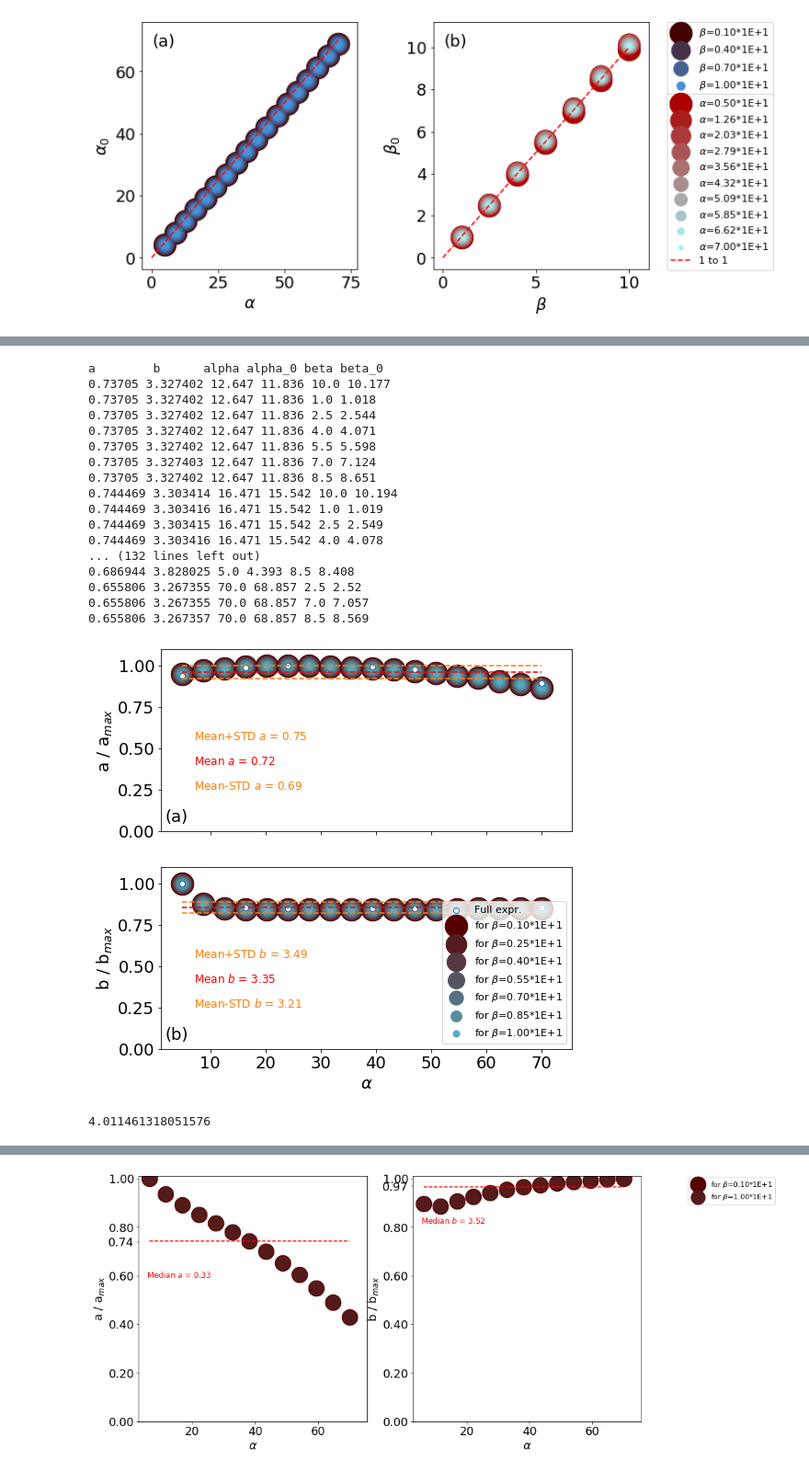
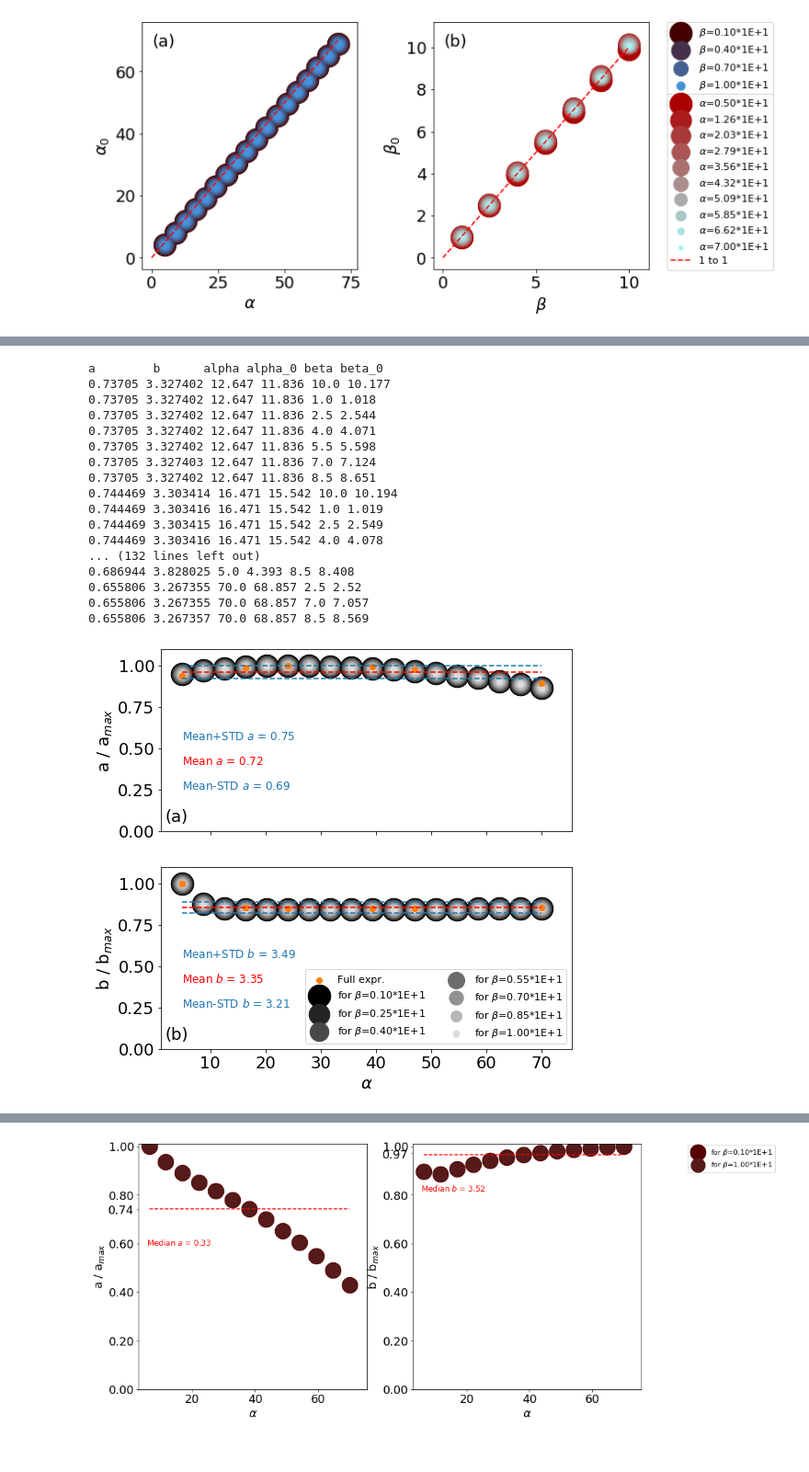
Before and after one commit to adameshel/spatial_autocorrelation, a Jupyter notebook: Autocorr/auto_corr.ipynb, the cells around one changed output, grey strips where cells are left out. Shown at 92% size. Drawn from its saved outputs; the diff is of its cells as text; code cells hidden in the pictures.

```diff
--- a/Autocorr/auto_corr.ipynb
+++ b/Autocorr/auto_corr.ipynb
@@ -1433,0 +1598,9 @@ a        b      alpha alpha_0 beta beta_0
+# %%
+cov = generate_cov(_N_DIST)
+C = np.linalg.cholesky(cov)
+print(C)
+Y = np.transpose(0 + np.dot(C,np.transpose(all_norm) ))
+
+print("correlation:\n")
+
+np.round(np.corrcoef(Y,rowvar=False),2)
@@ -1599,7 +1887,7 @@ ax[1].text(0.1*np.max(set_of_alphas) ,
 # ax[1].set_yticks(yt)
 ax[0].set_ylim(0.4,1.05); ax[1].set_ylim(0.4,1.05)
 # lgd = combine_legend_subplots(0,xy=(1.3, 1.01),fs=11)
-lgd = combine_legend_subplots(1,xy=(1, 0),fs=11, location='lower right')
+lgd = combine_legend_subplots(1,xy=(1, 0),fs=11, location='lower right',ncol=2)
 ax[0].tick_params(labelsize=fs); ax[1].tick_params(labelsize=fs);
 ax[0].text(0.01, 0.05, '(a)', fontsize=fs, color='k',transform=ax[0].transAxes);
 ax[1].text(0.01, 0.05, '(b)', fontsize=fs, color='k',transform=ax[1].transAxes);
@@ -1764,7 +2226,8 @@ for _, my_path in enumerate(my_paths):
             temp_betas_sorted = df.beta.unique().sort()
             idx = np.where(np.sort(df.beta.unique()) == beta)[0][0]
     #         np.array([[0.5/1.5, c[idx]/1.0, c[idx]/1.0]])
-            gs = np.array([[0.5/1.5, c[idx]/0.9, c[idx]/0.8]])
+#             gs = np.array([[0.5/1.5, c[idx]/0.9, c[idx]/0.8]])
+            gs = np.array([[c[idx]/0.7, c[idx]/0.7, c[idx]/0.7]])
             l = beta/10.0
             label = r'for $\beta$=%.2f*1E+1' %l
             power = 1.0
@@ -1785,15 +2248,15 @@ for _, my_path in enumerate(my_paths):
 #                 my_greys = np.ones(np.shape(df_temp.alpha.values[j]))*0.6
                 ax[0].scatter(df_temp.alpha.values[j],
                               df_temp.a.values[j]/amax,
-                              c='w',
+                              c='C1',
                               label='Full expr.',
-                              edgecolors='C0'
+                              edgecolors='C1'
                              )
                 ax[1].scatter(df_temp.alpha.values[j],
                               df_temp.b.values[j]/bmax,
-                              c='w',
+                              c='C1',
                               label='Full expr.',
-                              edgecolors='C0'
+                              edgecolors='C1'
                              )
 
 
@@ -1808,7 +2271,7 @@ for _, my_path in enumerate(my_paths):
 
         aline = np.ones(len(set_of_alphas)) * amean
         ax[0].plot(set_of_alphas,aline/amax,'--r')
-        ax[0].text(0.1*np.max(set_of_alphas),
+        ax[0].text(0.07*np.max(set_of_alphas),
                    0.55-0.15,
                    r'Mean $a$ = %.2f' %amean,
                    color='r',
@@ -1816,25 +2279,25 @@ for _, my_path in enumerate(my_paths):
                   )
 
         alinestd = aline-astd
-        ax[0].plot(set_of_alphas,alinestd/amax,'--C1')
-        ax[0].text(0.1*np.max(set_of_alphas),
+        ax[0].plot(set_of_alphas,alinestd/amax,'--C0')
+        ax[0].text(0.07*np.max(set_of_alphas),
                    0.55-0.3,
                    r'Mean-STD $a$ = %.2f' %(amean-astd),
-                   color='C1',
+                   color='C0',
                    fontsize=12
                   )
         alinestd = aline+astd
-        ax[0].plot(set_of_alphas,alinestd/amax,'--C1')
-        ax[0].text(0.1*np.max(set_of_alphas) ,
+        ax[0].plot(set_of_alphas,alinestd/amax,'--C0')
+        ax[0].text(0.07*np.max(set_of_alphas) ,
                    0.55,
                    r'Mean+STD $a$ = %.2f' %(amean+astd),
-                   color='C1',
+                   color='C0',
                    fontsize=12
                   )
 
 
         bline = np.ones(len(set_of_alphas)) * bmean
-        ax[1].text(0.1*np.max(set_of_alphas),
+        ax[1].text(0.07*np.max(set_of_alphas),
                    0.55-0.15,
                    r'Mean $b$ = %.2f' %bmean,
                    color='r',
@@ -1842,19 +2305,19 @@ for _, my_path in enumerate(my_paths):
                   )
         ax[1].plot(set_of_alphas,bline/bmax,'--r')
         blinestd = bline+bstd
-        ax[1].plot(set_of_alphas,blinestd/bmax,'--C1')
-        ax[1].text(0.1*np.max(set_of_alphas) ,
+        ax[1].plot(set_of_alphas,blinestd/bmax,'--C0')
+        ax[1].text(0.07*np.max(set_of_alphas) ,
                    0.55,
                    r'Mean+STD $b$ = %.2f' %(bmean+bstd),
-                   color='C1',
+                   color='C0',
                    fontsize=12
                   )
         blinestd = bline-bstd
-        ax[1].plot(set_of_alphas,blinestd/bmax,'--C1')
-        ax[1].text(0.1*np.max(set_of_alphas) ,
+        ax[1].plot(set_of_alphas,blinestd/bmax,'--C0')
+        ax[1].text(0.07*np.max(set_of_alphas) ,
                    0.55-0.3,
                    r'Mean-STD $b$ = %.2f' %(bmean-bstd),
-                   color='C1',
+                   color='C0',
                    fontsize=12
                   )
 
@@ -1866,37 +2329,33 @@ for _, my_path in enumerate(my_paths):
     # ax[1].set_yticks(yt)
 
     # lgd = combine_legend_subplots(0,xy=(1.3, 1.01),fs=11)
-    lgd = combine_legend_subplots(1,xy=(1, 0),fs=11, location='lower right')
+    lgd = combine_legend_subplots(1,xy=(1, 0),fs=11, location='lower right', ncol=2)
 # ax[0].set_ylim(0.4,1.05); ax[1].set_ylim(0.4,1.05)
 ax[0].tick_params(labelsize=fs); ax[1].tick_params(labelsize=fs);
 ax[0].text(0.01, 0.05, '(a)', fontsize=fs, color='k',transform=ax[0].transAxes);
 ax[1].text(0.01, 0.05, '(b)', fontsize=fs, color='k',transform=ax[1].transAxes);
 # fig.savefig(my_path.joinpath('figures/a_b.png'),
 #             bbox_extra_artists=(lgd,),
 #             bbox_inches='tight')
 fig.savefig(fig_path.joinpath('a_b.png'),
             bbox_extra_artists=(lgd,),
             bbox_inches='tight')
 # %% [output]
 a        b      alpha alpha_0 beta beta_0
 0.73705 3.327402 12.647 11.836 10.0 10.177
 0.73705 3.327402 12.647 11.836 1.0 1.018
 0.73705 3.327402 12.647 11.836 2.5 2.544
 0.73705 3.327402 12.647 11.836 4.0 4.071
 0.73705 3.327402 12.647 11.836 5.5 5.598
 0.73705 3.327403 12.647 11.836 7.0 7.124
 0.73705 3.327402 12.647 11.836 8.5 8.651
 0.744469 3.303414 16.471 15.542 10.0 10.194
 0.744469 3.303416 16.471 15.542 1.0 1.019
 0.744469 3.303415 16.471 15.542 2.5 2.549
 0.744469 3.303416 16.471 15.542 4.0 4.078
 ... (132 lines left out)
 0.686944 3.828025 5.0 4.393 8.5 8.408
 0.655806 3.267355 70.0 68.857 2.5 2.52
 0.655806 3.267355 70.0 68.857 7.0 7.057
 0.655806 3.267357 70.0 68.857 8.5 8.569
-[figure, old version]
+[figure, new version]
-# %%
-(0.14/3.49)*100
-# %% [output]
-4.011461318051576
```
Also changed, not shown: parts of 31 cells of this notebook, 2 other files.
